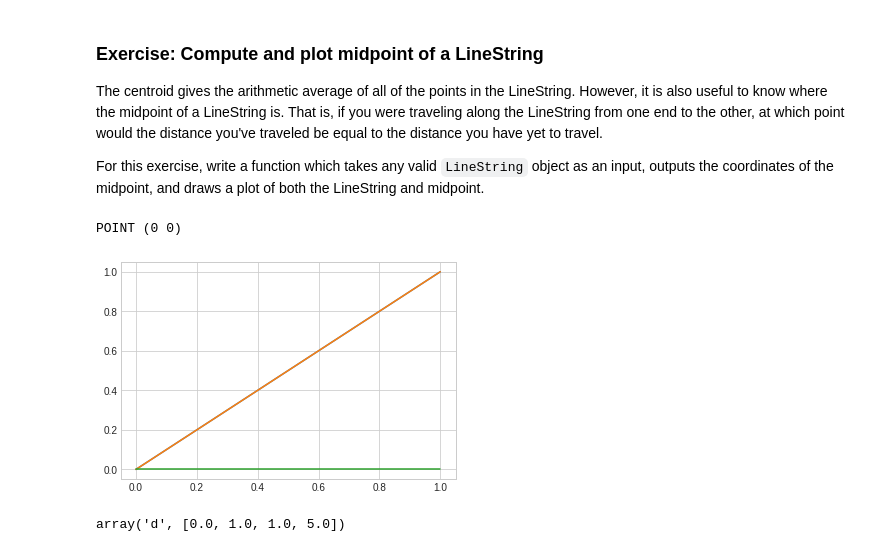
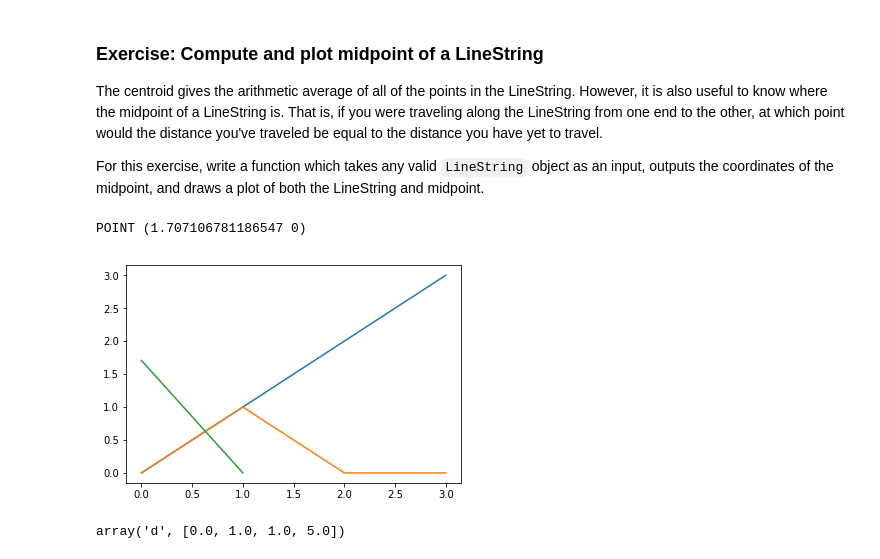
Before and after one commit to bwsi-hadr/02-visualization-and-shapes-dylan-pham, a Jupyter notebook: 02_Visualization_and_Shapes.ipynb, the cells around one changed output. Drawn from its saved outputs; the diff is of its cells as text; code cells hidden in the pictures.

```diff
--- a/02_Visualization_and_Shapes.ipynb
+++ b/02_Visualization_and_Shapes.ipynb
@@ -440,27 +440,27 @@ def getMidpoint(line):
 
   remaining_length = length_at_midpoint - current_length
   larger_tri_hyp_length = math.sqrt((point2.x-point1.x)**2 + (point2.y-point1.y)**2)
-  ratio = larger_tri_hyp_length/remaining_length
-  x_val = point2.x/ratio
-  y_val = point2.y/ratio
+  ratio = larger_tri_hyp_length/remaining_length # large/small
+  x_val = point1.x + point2.x/ratio
+  y_val = point2.y - point2.y/ratio
 
   midpoint = Point([(x_val, y_val)])
 
   return midpoint
 # %%
-line = LineString([(0, 0), (1, 1)])
+line = LineString([(0, 0), (1, 1), (2, 0), (3, 0)])
 
-midpoint = getMidpoint(line2)
+midpoint = getMidpoint(line)
 
 fig = plt.figure()
 ax = fig.add_subplot(1,1,1)
 ax.plot(line)
 ax.plot(midpoint)
 
 print(midpoint)
 # %% [output]
-POINT (0 0)
+POINT (1.707106781186547 0)
-[figure, old version]
+[figure, new version]
 # %%
 line = LineString([(0, 0), (1, 1), (1, 0), (5, 0)])
 line.xy[0]
```
